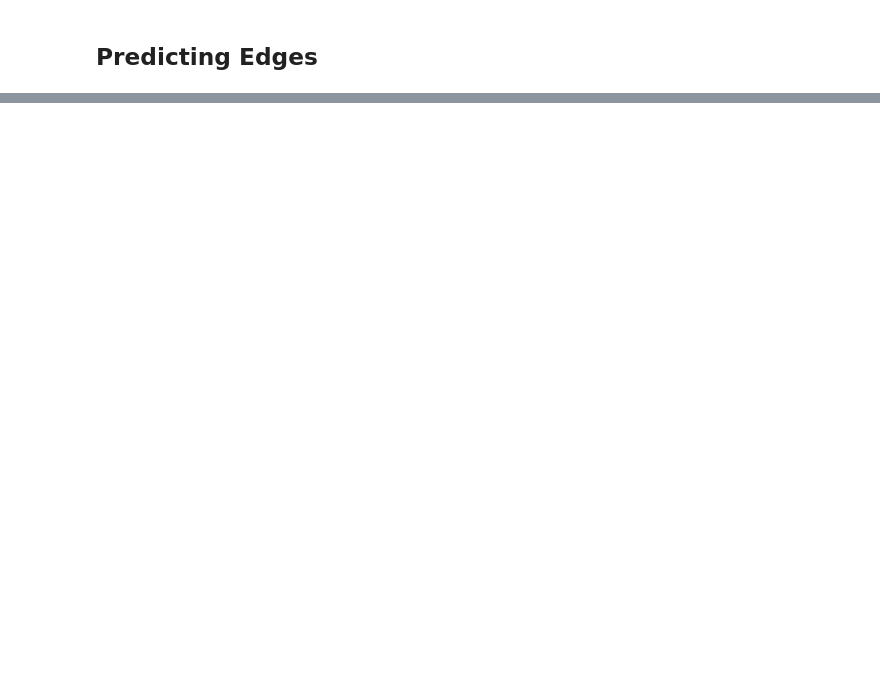
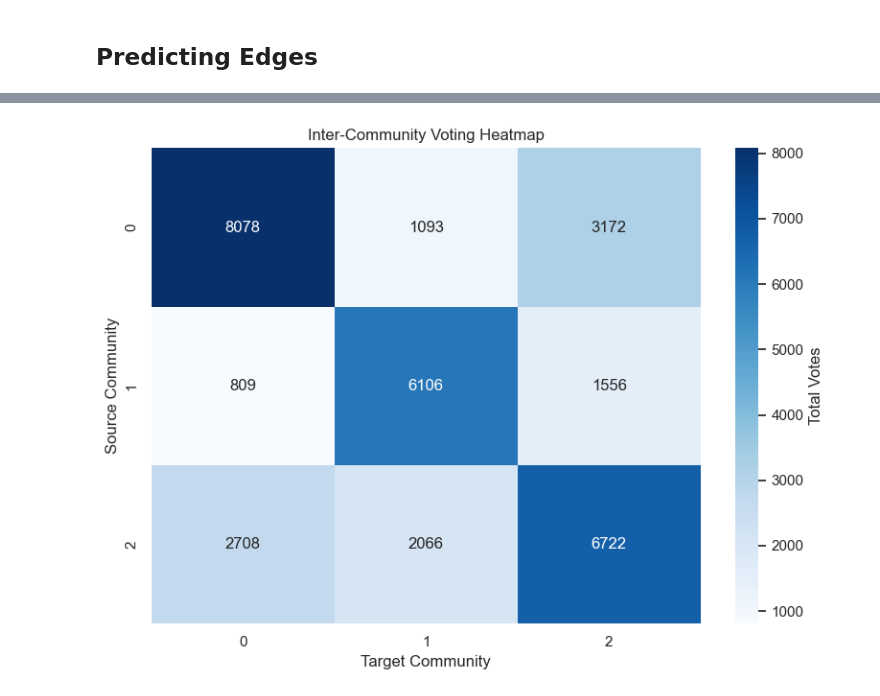
Before and after one commit to ijustsnapped/ADComplexos, a Jupyter notebook: Project_Metrics.ipynb, the cells around one changed output, grey strips where cells are left out. Cells and saved outputs as stored; diff of their text form; code cells hidden in the pictures; blank space fills up the shorter version.

```diff
--- a/Project_Metrics.ipynb
+++ b/Project_Metrics.ipynb
@@ -1393,0 +2462,14 @@ filtered_df
+# %%
+import pandas as pd
+
+table_data = {
+    "Triad": ["T3", "T1", "T2", "T0"],
+    "|Ti|": [triad_counts["T3"], triad_counts["T1"], triad_counts["T2"], triad_counts["T0"]],
+    "p(Ti)": [triad_fractions["T3"], triad_fractions["T1"], triad_fractions["T2"], triad_fractions["T0"]],
+    "p0(Ti)": [expected_fractions["T3"], expected_fractions["T1"], expected_fractions["T2"], expected_fractions["T0"]],
+    "s(Ti)": [surprises["T3"], surprises["T1"], surprises["T2"], surprises["T0"]],
+}
+
+df = pd.DataFrame(table_data)
+
+df
@@ -1393,0 +2894,74 @@ filtered_df
+# %%
+# -----------------------------
+# Step 9: Analyze Inter-Community Voting
+# -----------------------------
+
+# Add community assignments to the original DataFrame for both SRC and TGT
+df_with_communities = df.copy()
+df_with_communities = df_with_communities.merge(partition_df.rename(columns={'User': 'SRC', 'Community': 'SRC_Community'}),
+                                                on='SRC', how='left')
+df_with_communities = df_with_communities.merge(partition_df.rename(columns={'User': 'TGT', 'Community': 'TGT_Community'}),
+                                                on='TGT', how='left')
+
+# Check for missing community assignments
+missing_src_communities = df_with_communities['SRC_Community'].isnull().sum()
+missing_tgt_communities = df_with_communities['TGT_Community'].isnull().sum()
+
+print(f"\nMissing community assignments for SRC: {missing_src_communities}")
+print(f"Missing community assignments for TGT: {missing_tgt_communities}")
+
+# Filter out rows where either SRC or TGT does not have a community assignment
+df_with_communities = df_with_communities.dropna(subset=['SRC_Community', 'TGT_Community'])
+
+# Group by source and target communities to calculate voting behavior between communities
+inter_community_votes = df_with_communities.groupby(['SRC_Community', 'TGT_Community']).agg(
+    Total_Votes=('VOT', 'count'),
+    Support_Percentage=('VOT', lambda x: (x == 1).mean() * 100),
+    Oppose_Percentage=('VOT', lambda x: (x == -1).mean() * 100),
+).reset_index()
+
+# Display inter-community voting behavior
+print("\nInter-Community Voting Behavior:")
+print(inter_community_votes)
+
+# -----------------------------
+# Step 10: Visualize Inter-Community Voting Behavior
+# -----------------------------
+
+# Pivot the data to create a matrix for visualization
+inter_community_matrix = inter_community_votes.pivot(index='SRC_Community', columns='TGT_Community', values='Total_Votes').fillna(0)
+
+# Plot a heatmap of inter-community voting
+plt.figure(figsize=(8, 6))
+sns.heatmap(inter_community_matrix, annot=True, fmt=".0f", cmap='Blues', cbar_kws={'label': 'Total Votes'})
+plt.title('Inter-Community Voting Heatmap')
+plt.xlabel('Target Community')
+plt.ylabel('Source Community')
+plt.tight_layout()
+plt.savefig('plots/inter_community_voting_heatmap.png')
+plt.show()
+
+# Plot Support Percentage between communities
+support_matrix = inter_community_votes.pivot(index='SRC_Community', columns='TGT_Community', values='Support_Percentage').fillna(0)
+
+plt.figure(figsize=(8, 6))
+sns.heatmap(support_matrix, annot=True, fmt=".1f", cmap='Greens', cbar_kws={'label': 'Support (%)'})
+plt.title('Support Percentage Between Communities')
+plt.xlabel('Target Community')
+plt.ylabel('Source Community')
+plt.tight_layout()
+plt.savefig('plots/inter_community_support_heatmap.png')
+plt.show()
+
+# Plot Oppose Percentage between communities
+oppose_matrix = inter_community_votes.pivot(index='SRC_Community', columns='TGT_Community', values='Oppose_Percentage').fillna(0)
+
+plt.figure(figsize=(8, 6))
+sns.heatmap(oppose_matrix, annot=True, fmt=".1f", cmap='Reds', cbar_kws={'label': 'Oppose (%)'})
+plt.title('Oppose Percentage Between Communities')
+plt.xlabel('Target Community')
+plt.ylabel('Source Community')
+plt.tight_layout()
+plt.savefig('plots/inter_community_oppose_heatmap.png')
+plt.show()
+# %% [output]
@@ -1393,0 +2985 @@ filtered_df
+[figure, added]
```
Also changed, not shown: parts of 58 cells of this notebook, 27 other files.
